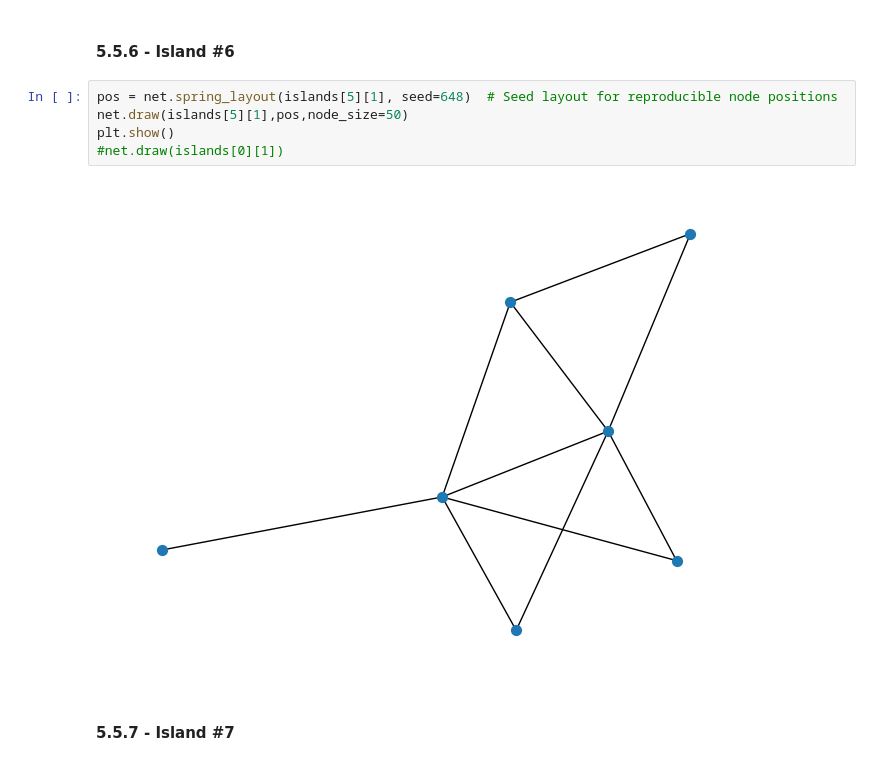
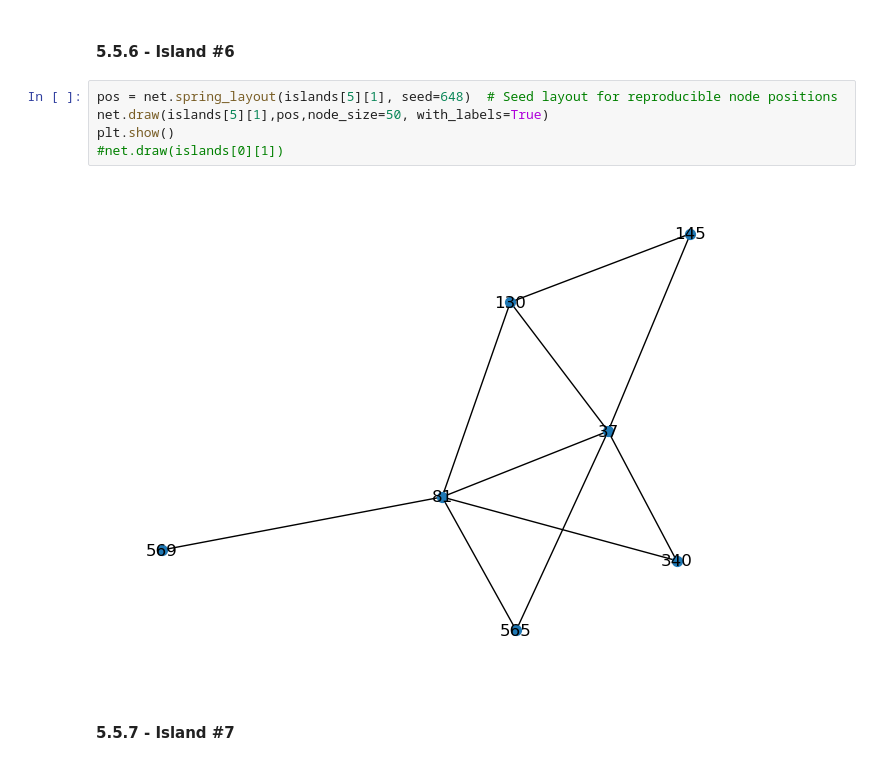
Before and after one commit to klmartin1998/spring2024-data620, a Jupyter notebook: projects/project2/DATA 620 - project2.ipynb, the cells around one changed output. Drawn from its saved outputs; the diff is of its cells as text.

```diff
--- a/projects/project2/DATA 620 - project2.ipynb
+++ b/projects/project2/DATA 620 - project2.ipynb
@@ -354,11 +354,11 @@ plt.show()
 #### **5.5.6 - Island #6**
 # %%
 pos = net.spring_layout(islands[5][1], seed=648)  # Seed layout for reproducible node positions
-net.draw(islands[5][1],pos,node_size=50)
+net.draw(islands[5][1],pos,node_size=50, with_labels=True)
 plt.show()
 #net.draw(islands[0][1])
 # %% [output]
-[figure, old version]
+[figure, new version]
 # %% [markdown]
 
 #### **5.5.7 - Island #7**
```
Also changed, not shown: parts of 5 cells of this notebook, 1 other file.
